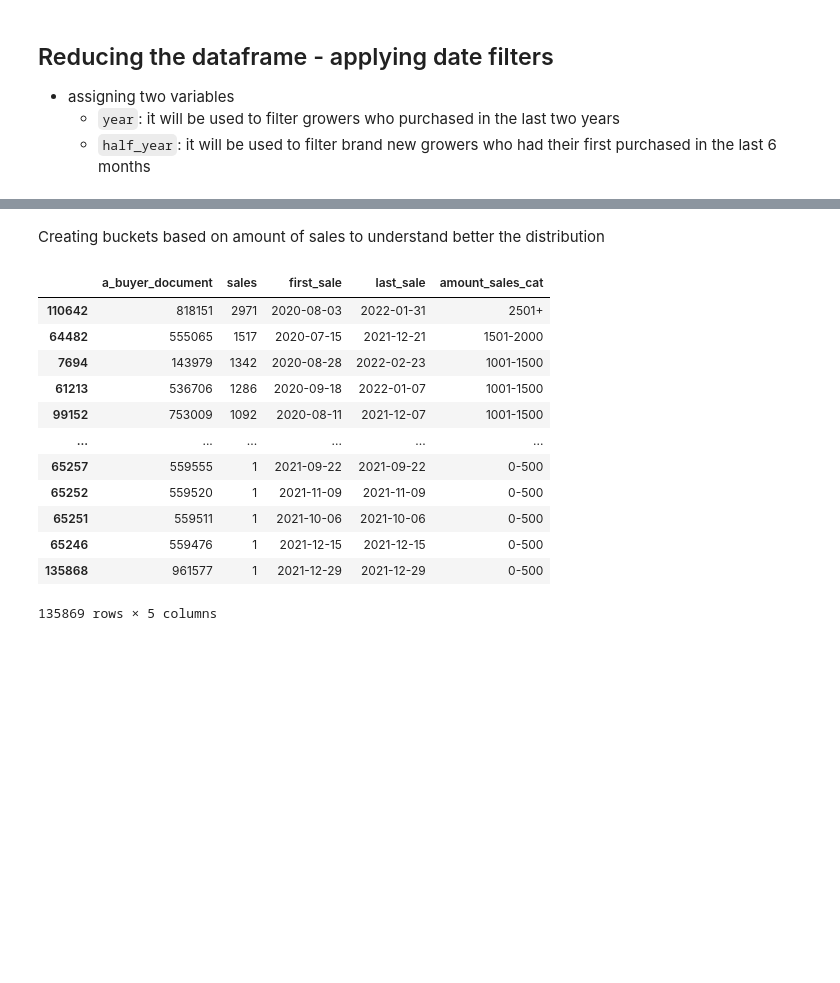
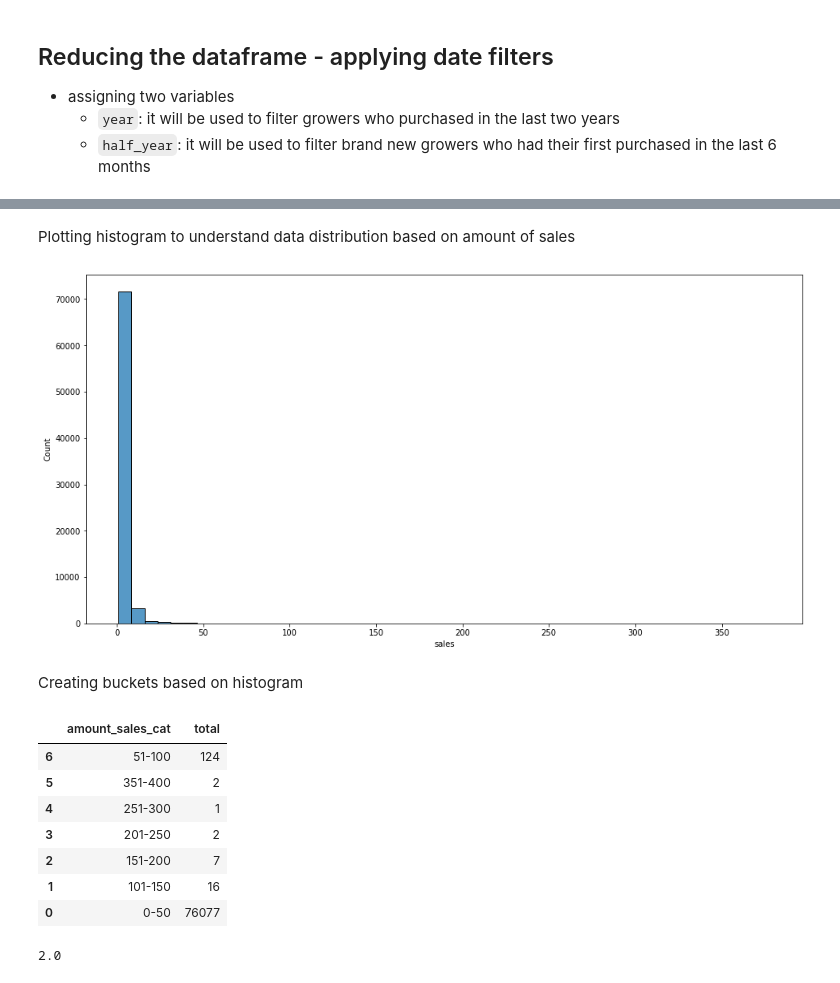
Before and after one commit to jpedrojpedro/maxxidata-jupyter, a Jupyter notebook: notebooks/exemplo-csv.ipynb, the cells around one changed output, grey strips where cells are left out. Drawn from its saved outputs; the diff is of its cells as text; code cells hidden in the pictures; blank space fills up the shorter version.

Commit message:
Improving analysis with histogram and percentil

```diff
--- a/notebooks/exemplo-csv.ipynb
+++ b/notebooks/exemplo-csv.ipynb
@@ -285,0 +264,3 @@ Now we're going to perform some aggregations to find out:
+# %%
+df1 = df_filtered_date[(df_filtered_date["sale_type"] == "Distribuidor para Agricultor") | (df_filtered_date["sale_type"] == "Multiplicador para Agricultor")]
+df1.shape
@@ -285,0 +269,3 @@ Now we're going to perform some aggregations to find out:
+# %%
+df2 = df1[(df1["sale_item_status"] != "CANCELLED") & (df1["sale_item_status"] != "REJECTED") & (df1["sale_item_status"] != "PENDING_VALIDATION")]
+df2.shape
@@ -286,9 +274,9 @@ Now we're going to perform some aggregations to find out:
 # %%
-dff = df_filtered_date.groupby("a_buyer_document") \
-                      .agg(sales=pd.NamedAgg(column="sale_id", aggfunc="count"),
-                           first_sale=pd.NamedAgg(column="invoice_date", aggfunc="min"),
-                           last_sale=pd.NamedAgg(column="invoice_date", aggfunc="max")
-                      )
+dff = df2.groupby("a_buyer_document") \
+         .agg(sales=pd.NamedAgg(column="sale_id", aggfunc="count"),
+              first_sale=pd.NamedAgg(column="invoice_date", aggfunc="min"),
+              last_sale=pd.NamedAgg(column="invoice_date", aggfunc="max")
+         )
 dff.reset_index(inplace=True)
 dff.sort_values(by=["sales"], ascending=False)
 # %% [output]
@@ -308,29 +296,44 @@ dff.sort_values(by=["sales"], ascending=False)
+# %% [markdown]
+Plotting histogram to understand data distribution based on amount of sales
+# %%
+plt.figure(figsize=(16, 8))
+sns.histplot(dff['sales'], bins=50)
+plt.close(2)
+# %% [output]
+[figure, added]
 # %% [markdown]
-Creating buckets based on amount of sales to understand better the distribution
+Creating buckets based on histogram
 # %%
 conditions = [
-    (dff["sales"] <= 500),
-    (dff["sales"] > 500) & (dff["sales"] <= 1000),
-    (dff["sales"] > 1000) & (dff["sales"] <= 1500),
-    (dff["sales"] > 1500) & (dff["sales"] <= 2000),
-    (dff["sales"] > 2000) & (dff["sales"] <= 2500),
-    (dff["sales"] > 2500)
+    (dff["sales"] > 0) & (dff["sales"] <= 50),
+    (dff["sales"] > 50) & (dff["sales"] <= 100),
+    (dff["sales"] > 100) & (dff["sales"] <= 150),
+    (dff["sales"] > 150) & (dff["sales"] <= 200),
+    (dff["sales"] > 200) & (dff["sales"] <= 250),
+    (dff["sales"] > 250) & (dff["sales"] <= 300),
+    (dff["sales"] > 300) & (dff["sales"] <= 350),
+    (dff["sales"] > 350) & (dff["sales"] <= 400),
+    (dff["sales"] > 400) & (dff["sales"] <= 450),
+    (dff["sales"] > 450) & (dff["sales"] <= 500),
+    (dff["sales"] > 500)
 ]
-categories = ["0-500", "501-1000", "1001-1500", "1501-2000", "2001-2500", "2501+"]
-dff["amount_sales_cat"] = np.select(conditions, categories)
+buckets = ["0-50", "51-100", "101-150", "151-200", "201-250", "251-300", "301-350", "351-400", "401-450", "451-500", "501+"]
+dff["amount_sales_cat"] = np.select(conditions, buckets)
 # %%
-dff.sort_values(by=["sales"], ascending=False)
+dff_buckets = dff.groupby("amount_sales_cat")\
+                 .agg(total=pd.NamedAgg(column="a_buyer_document", aggfunc="count"))
+dff_buckets.reset_index(inplace=True)
+dff_buckets.sort_values(by=["amount_sales_cat"], ascending=False)
 # %% [output]
-|  | a_buyer_document | sales | first_sale | last_sale | amount_sales_cat |
-| 110642 | 818151 | 2971 | 2020-08-03 | 2022-01-31 | 2501+ |
-| 64482 | 555065 | 1517 | 2020-07-15 | 2021-12-21 | 1501-2000 |
-| 7694 | 143979 | 1342 | 2020-08-28 | 2022-02-23 | 1001-1500 |
-| 61213 | 536706 | 1286 | 2020-09-18 | 2022-01-07 | 1001-1500 |
-| 99152 | 753009 | 1092 | 2020-08-11 | 2021-12-07 | 1001-1500 |
-| ... | ... | ... | ... | ... | ... |
-| 65257 | 559555 | 1 | 2021-09-22 | 2021-09-22 | 0-500 |
-| 65252 | 559520 | 1 | 2021-11-09 | 2021-11-09 | 0-500 |
-| 65251 | 559511 | 1 | 2021-10-06 | 2021-10-06 | 0-500 |
-| 65246 | 559476 | 1 | 2021-12-15 | 2021-12-15 | 0-500 |
-| 135868 | 961577 | 1 | 2021-12-29 | 2021-12-29 | 0-500 |
+|  | amount_sales_cat | total |
+| 6 | 51-100 | 124 |
+| 5 | 351-400 | 2 |
+| 4 | 251-300 | 1 |
+| 3 | 201-250 | 2 |
+| 2 | 151-200 | 7 |
+| 1 | 101-150 | 16 |
+| 0 | 0-50 | 76077 |
-135869 rows × 5 columns
+# %%
+dff["sales"].quantile(.5)
+# %% [output]
+2.0
```
Also changed, not shown: parts of 17 cells of this notebook.
